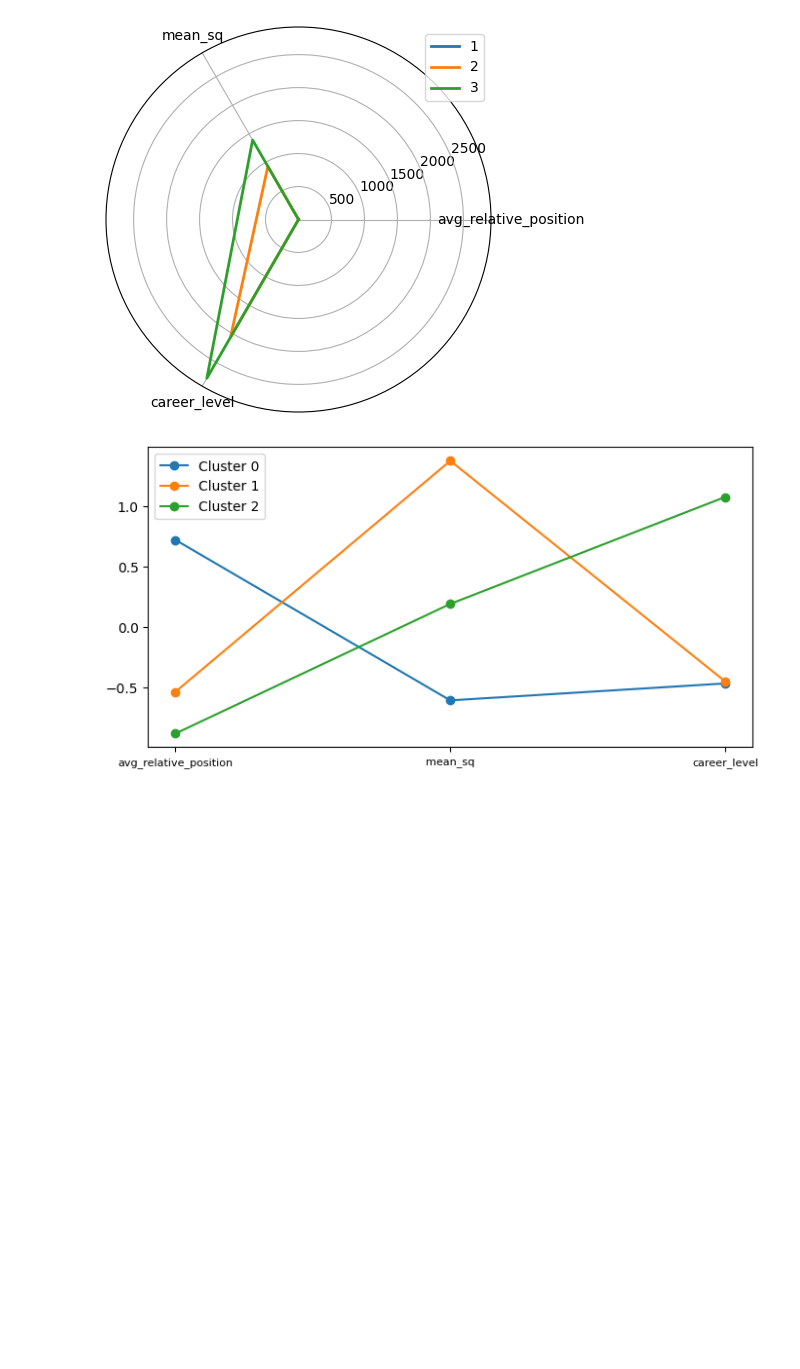
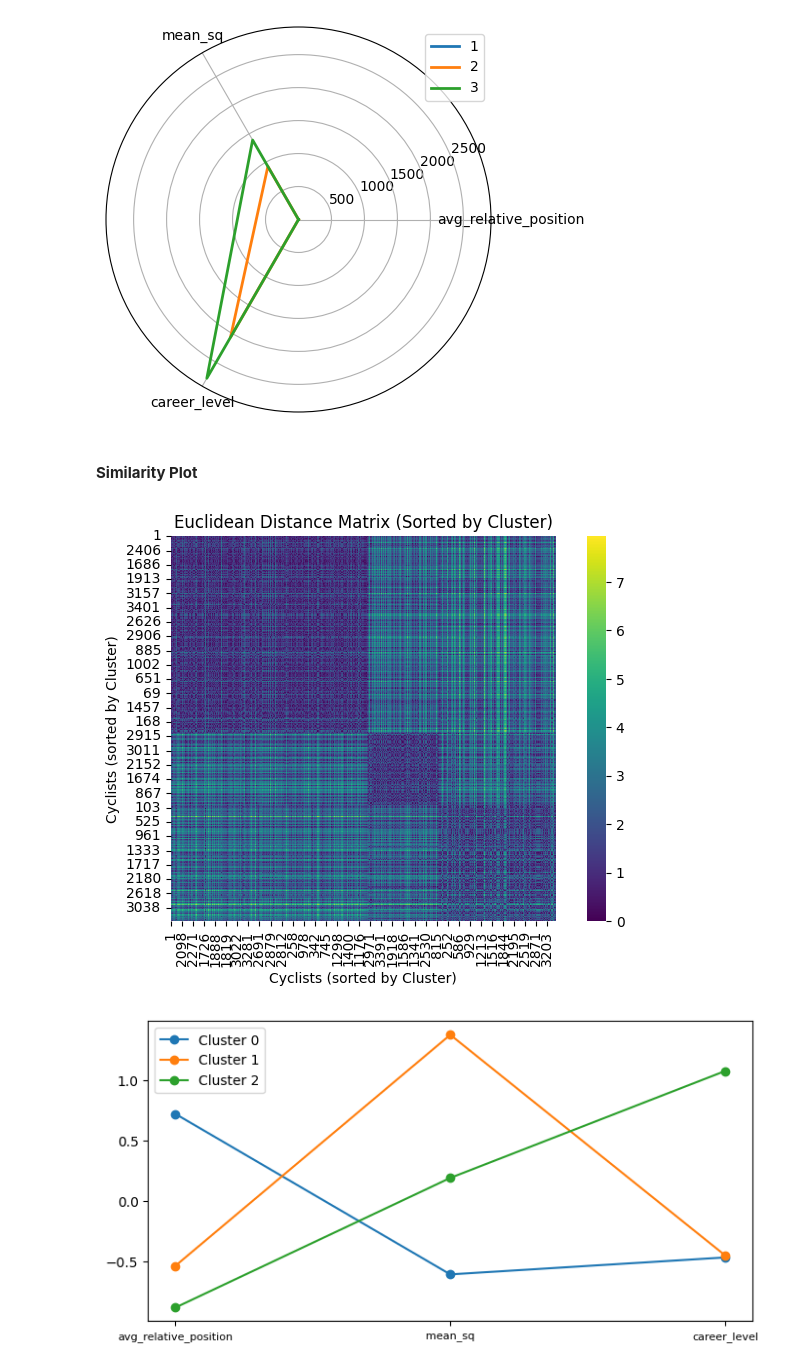
Before and after one commit to effepielle/dm_project24_group_0, a Jupyter notebook: TASK_3/hierarchical_clustering.ipynb, the cells around one changed output. Cells and saved outputs as stored; diff of their text form; code cells hidden in the pictures; blank space fills up the shorter version.

```diff
--- a/TASK_3/hierarchical_clustering.ipynb
+++ b/TASK_3/hierarchical_clustering.ipynb
@@ -220,6 +212,35 @@ plt.legend(labels=np.unique(labels))
 plt.show()
 # %% [output]
 [figure]
+# %% [markdown]
+#### **Similarity Plot**
+# %%
+from sklearn.metrics.pairwise import euclidean_distances
+import seaborn as sns
+import matplotlib.pyplot as plt
+import pandas as pd
+import numpy as np
+
+# Ordinare il dataframe in base al cluster (da 0 = migliori a 2 = peggiori)
+plot_df['Cluster'] = pd.Categorical(plot_df['Cluster'], categories=[0, 1, 2], ordered=True)
+cyclists_df_sorted = plot_df.sort_values(by='Cluster')
+
+# Calcolare la matrice delle distanze euclidee escludendo il cluster
+features = cyclists_df_sorted.drop(columns=['Cluster']).select_dtypes(include=[np.number])
+distance_matrix = euclidean_distances(features)
+
+# Ordinare la matrice delle distanze in base all'ordine dei cluster
+distance_matrix_sorted = pd.DataFrame(distance_matrix, index=cyclists_df_sorted.index, columns=cyclists_df_sorted.index)
+
+# Visualizzare la matrice delle distanze ordinata
+plt.figure(figsize=(8, 5))
+sns.heatmap(distance_matrix_sorted, cmap='viridis', square=True)
+plt.title('Euclidean Distance Matrix (Sorted by Cluster)')
+plt.xlabel('Cyclists (sorted by Cluster)')
+plt.ylabel('Cyclists (sorted by Cluster)')
+plt.show()
+# %% [output]
+[figure, added]
 # %%
 from pandas.plotting import parallel_coordinates
 
```
Also changed, not shown: parts of 16 cells of this notebook, 3 other files.
